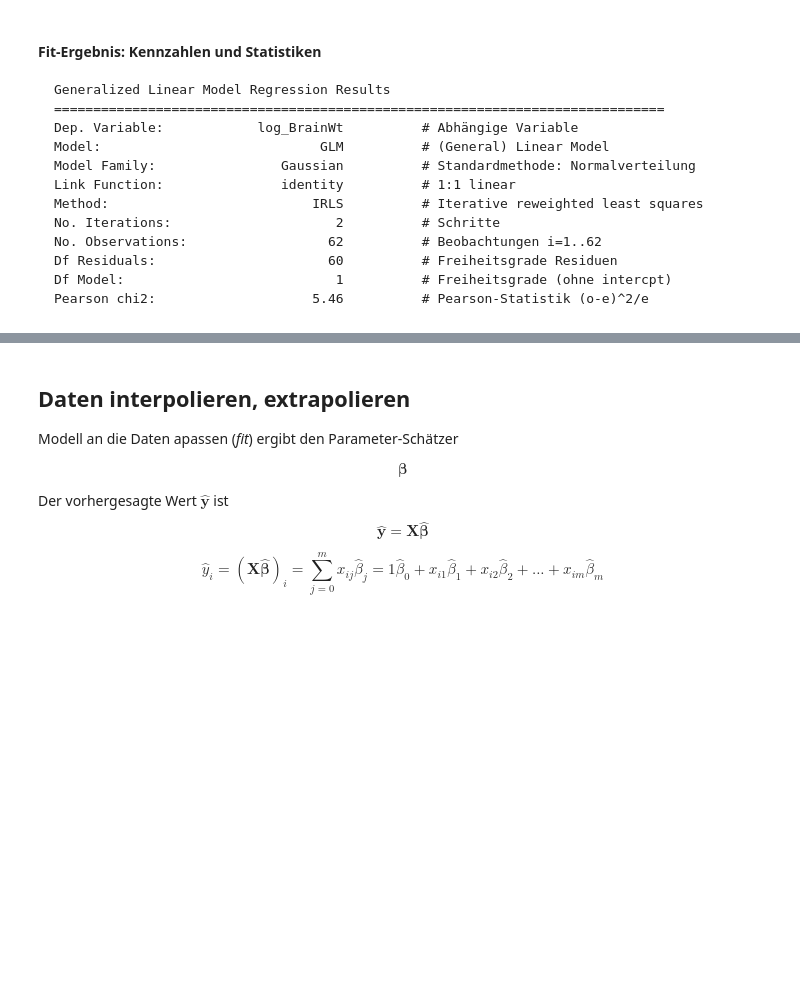
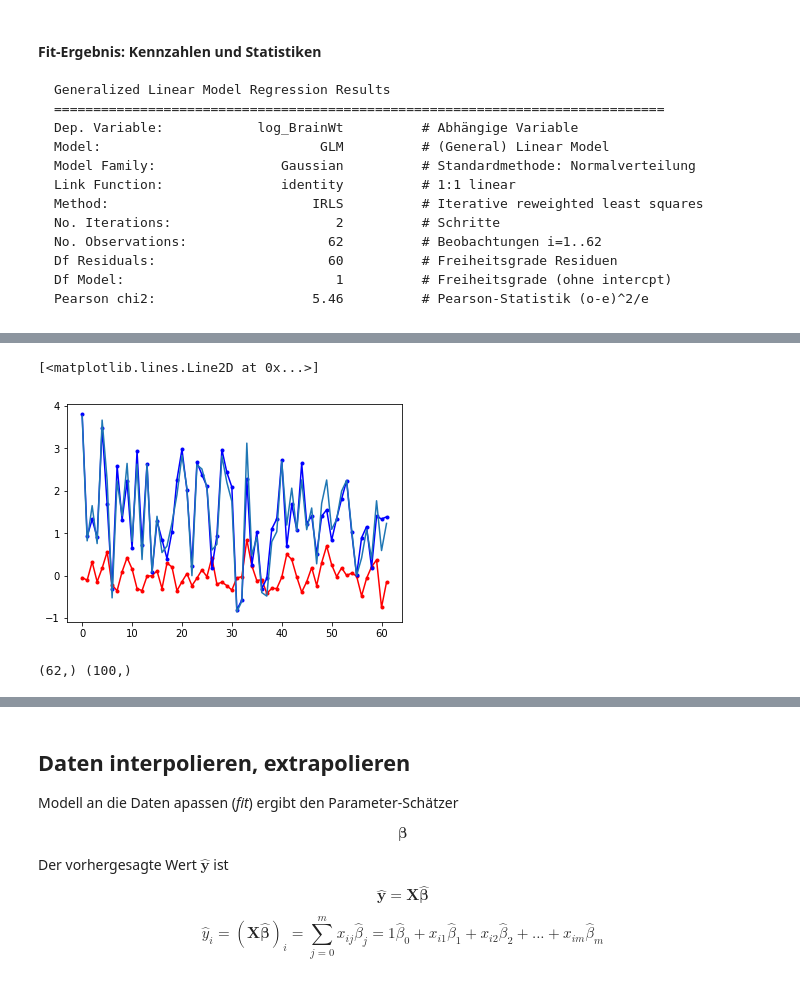
Before and after one commit to HilfenAtUni/inf4151, a Jupyter notebook: folien/001_GLM-I-LineareModelle.ipynb, the cells around one changed output, grey strips where cells are left out. Cells and saved outputs as stored; diff of their text form; code cells hidden in the pictures; blank space fills up the shorter version.

```diff
--- a/folien/001_GLM-I-LineareModelle.ipynb
+++ b/folien/001_GLM-I-LineareModelle.ipynb
@@ -778,3 +796,15 @@ deviations epsilon ~ N(-0.00000, 0.09092)
+# %%
+wfit.resid_response.shape, wfit.fittedvalues.shape
+plt.plot(wfit.resid_response, 'r.-')
+plt.plot(wfit.fittedvalues, 'b.-')
+plt.plot(animalsdata.log_BrainWt)
+# %% [output]
+[<matplotlib.lines.Line2D at 0x...>]
+[figure, added]
+# %%
+print(x.shape, x2.shape)
+# %% [output]
+(62,) (100,)
 # %%
 '''fit linear model to data: confidence intervals of prediction and point estimate'''
 # get data
```
Also changed, not shown: parts of 8 cells of this notebook, 4 other files.
